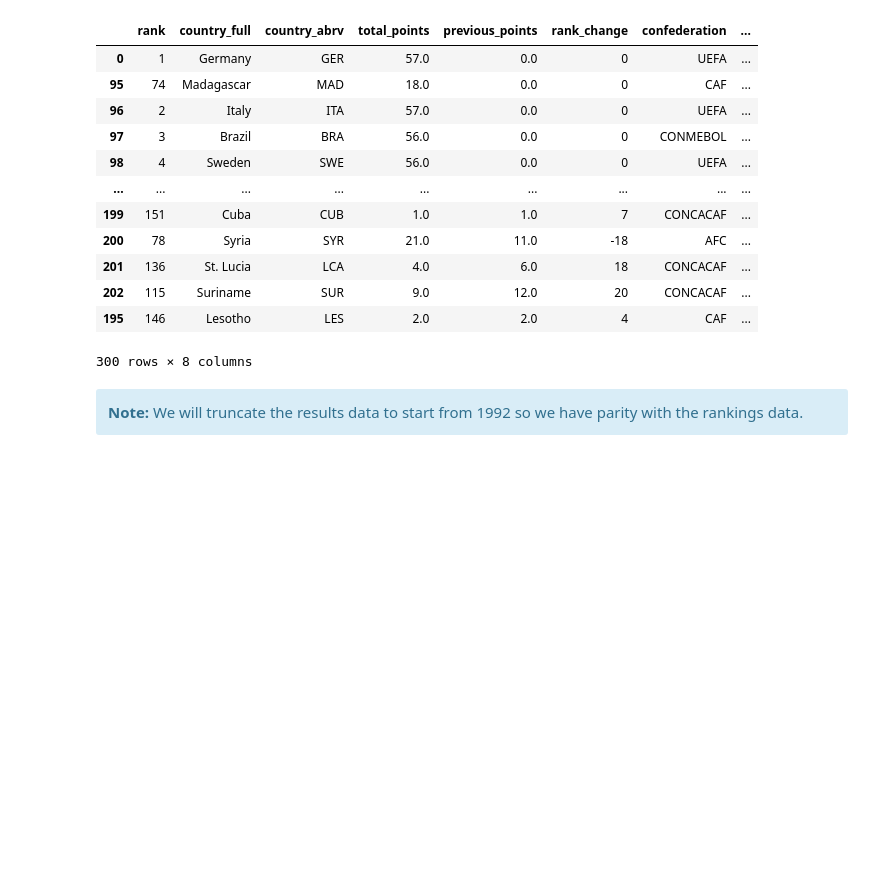
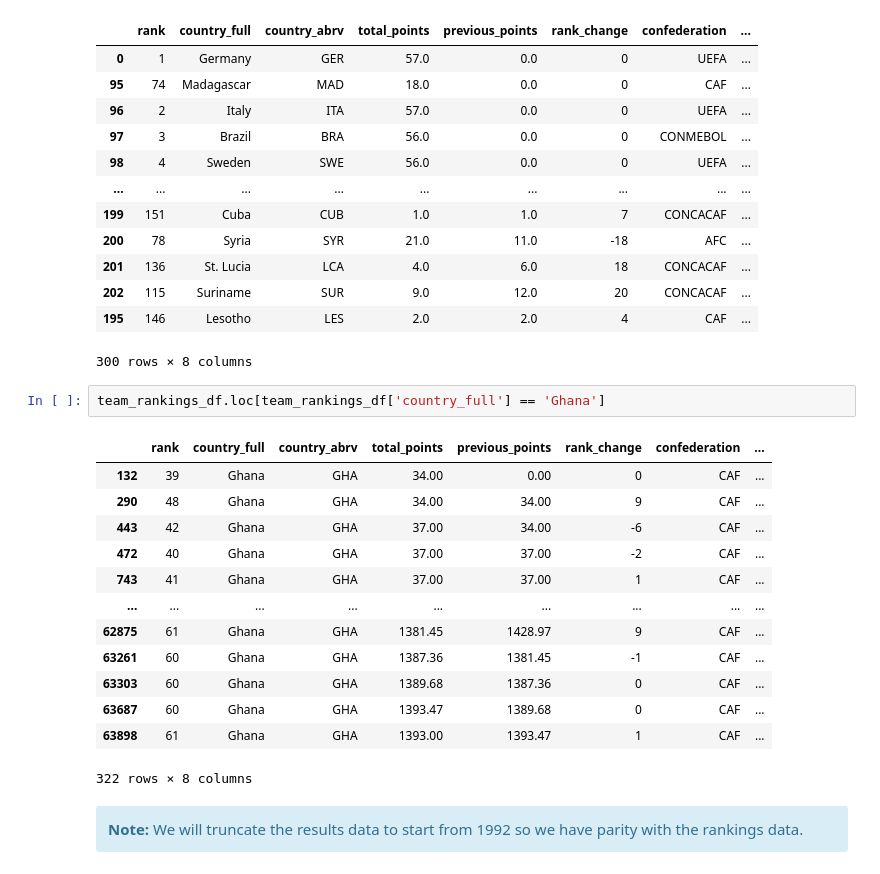
Before and after one commit to ksebastian/ds-capstone-fifa2022, a Jupyter notebook: analysis/fifa-2022-notebook.ipynb, the cells around one changed output. Saved outputs shown, nothing was run; the diff lists cells and outputs as text; blank space fills up the shorter version.

```diff
--- a/analysis/fifa-2022-notebook.ipynb
+++ b/analysis/fifa-2022-notebook.ipynb
@@ -176,6 +175,22 @@ team_rankings_df.sort_values(by='rank_date').head(300)
 | 202 | 115 | Suriname | SUR | 9.0 | 12.0 | 20 | CONCACAF | ... |
 | 195 | 146 | Lesotho | LES | 2.0 | 2.0 | 4 | CAF | ... |
 300 rows × 8 columns
+# %%
+team_rankings_df.loc[team_rankings_df['country_full'] == 'Ghana']
+# %% [output]
+|  | rank | country_full | country_abrv | total_points | previous_points | rank_change | confederation | ... |
+| 132 | 39 | Ghana | GHA | 34.00 | 0.00 | 0 | CAF | ... |
+| 290 | 48 | Ghana | GHA | 34.00 | 34.00 | 9 | CAF | ... |
+| 443 | 42 | Ghana | GHA | 37.00 | 34.00 | -6 | CAF | ... |
+| 472 | 40 | Ghana | GHA | 37.00 | 37.00 | -2 | CAF | ... |
+| 743 | 41 | Ghana | GHA | 37.00 | 37.00 | 1 | CAF | ... |
+| ... | ... | ... | ... | ... | ... | ... | ... | ... |
+| 62875 | 61 | Ghana | GHA | 1381.45 | 1428.97 | 9 | CAF | ... |
+| 63261 | 60 | Ghana | GHA | 1387.36 | 1381.45 | -1 | CAF | ... |
+| 63303 | 60 | Ghana | GHA | 1389.68 | 1387.36 | 0 | CAF | ... |
+| 63687 | 60 | Ghana | GHA | 1393.47 | 1389.68 | 0 | CAF | ... |
+| 63898 | 61 | Ghana | GHA | 1393.00 | 1393.47 | 1 | CAF | ... |
+322 rows × 8 columns
 # %% [markdown]
 <div class="alert alert-block alert-info"> <b>Note:</b> We will truncate the results data to start from 1992 so we have parity with the rankings data. </div>
 # %%
```
Also changed, not shown: parts of 23 cells of this notebook.
